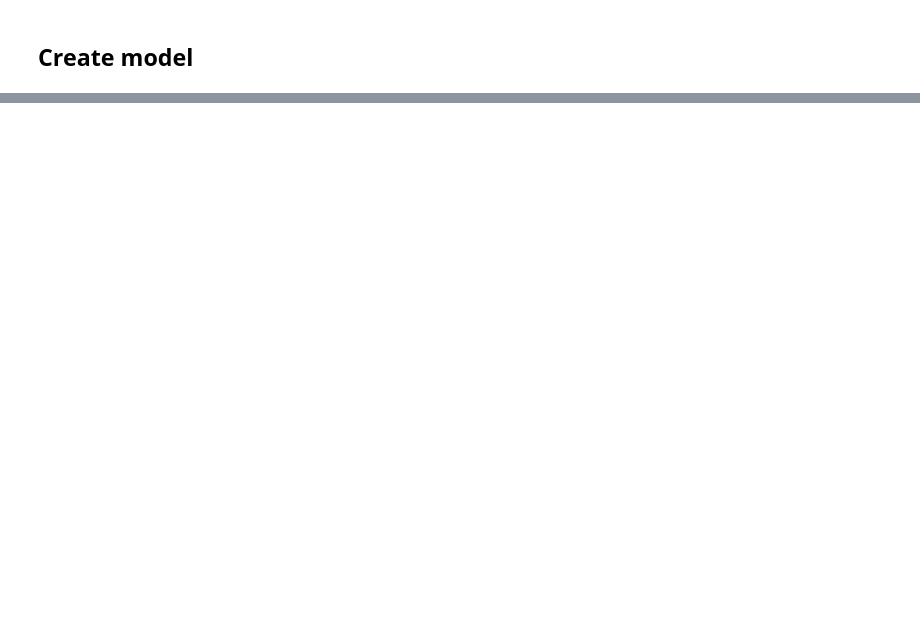
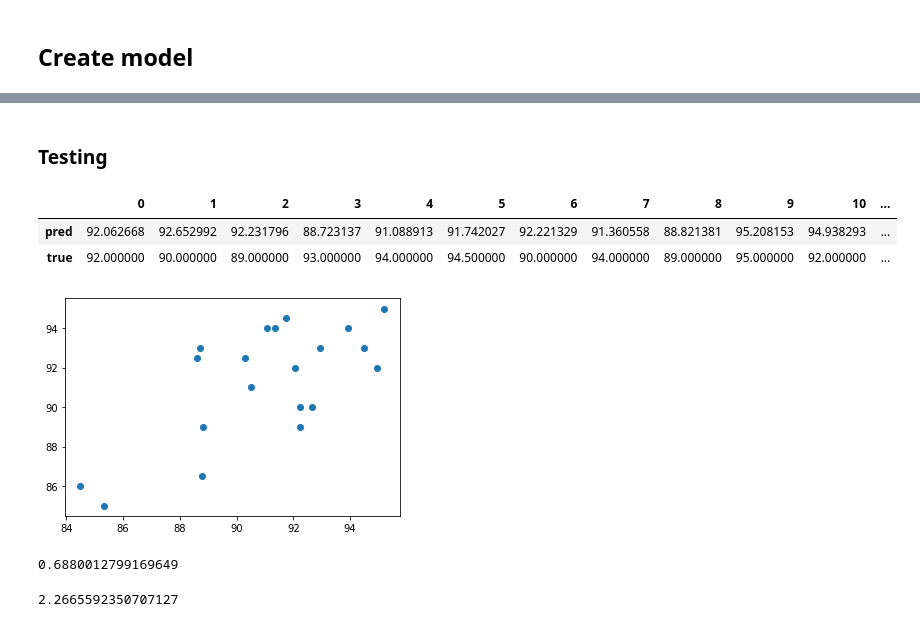
Before and after one commit to Rob-Schuetz/WineAI, a Jupyter notebook: notebooks/CNN-LSTM.ipynb, the cells around one changed output, grey strips where cells are left out. Cells and saved outputs as stored; diff of their text form; code cells hidden in the pictures; blank space fills up the shorter version.

```diff
--- a/notebooks/CNN-LSTM.ipynb
+++ b/notebooks/CNN-LSTM.ipynb
@@ -42,0 +119,3 @@ model.compile()
+# %%
+model.fit(x=w_train, y=gt_train, validation_data=(w_val, gt_val),
+          epochs=1000, callbacks=[earlystopping])
@@ -42,0 +141,24 @@ model.compile()
+# %% [markdown]
+### Testing
+# %%
+# preds = model.predict([s_test, w_test]).T[0]
+preds = model.predict(w_test).T[0]
+# %%
+def pred_lim(x):
+    if x > 100:
+        return 100
+    else:
+        return x
+# %%
+res = pd.DataFrame({'pred':preds, 'true': gt_test})
+res.pred = res.pred.apply(pred_lim)
+res.T
+# %% [output]
+|  | 0 | 1 | 2 | 3 | 4 | 5 | 6 | 7 | 8 | 9 | 10 | ... |
+| pred | 92.062668 | 92.652992 | 92.231796 | 88.723137 | 91.088913 | 91.742027 | 92.221329 | 91.360558 | 88.821381 | 95.208153 | 94.938293 | ... |
+| true | 92.000000 | 90.000000 | 89.000000 | 93.000000 | 94.000000 | 94.500000 | 90.000000 | 94.000000 | 89.000000 | 95.000000 | 92.000000 | ... |
+# %%
+plt.scatter(res.pred, res.true)
+plt.show()
+# %% [output]
+[figure, added]
@@ -42,0 +167,8 @@ model.compile()
+# %%
+corr
+# %% [output]
+0.6880012799169649
+# %%
+np.sqrt(np.sum((res.pred - res.true)**2)/res.shape[0])
+# %% [output]
+2.2665592350707127
```
Also changed, not shown: parts of 16 cells of this notebook, 5 other files.
